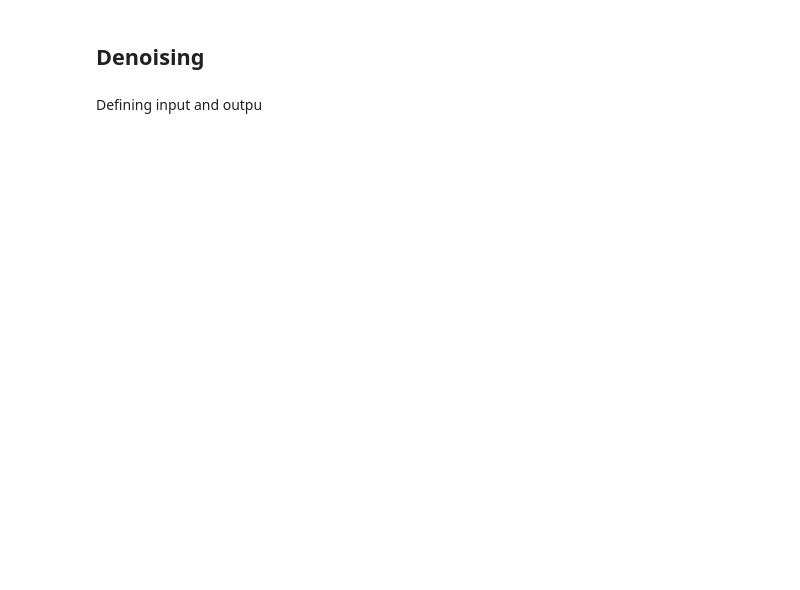
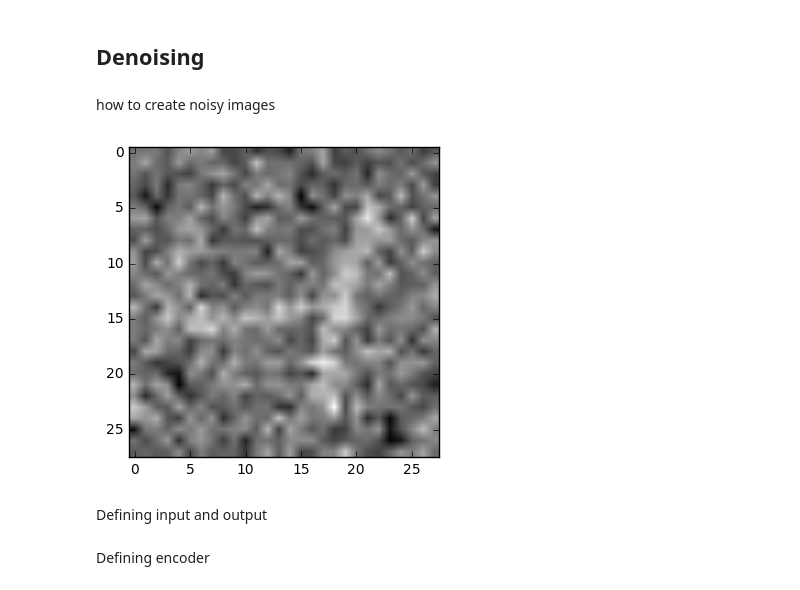
Before and after one commit to afcarl/deep-learning-practice, a Jupyter notebook: autoencoder/convolutional_autoencoder.ipynb, the cells around one changed output. Saved outputs shown, nothing was run; the diff lists cells and outputs as text; code cells hidden in the pictures; blank space fills up the shorter version.

```diff
--- a/autoencoder/convolutional_autoencoder.ipynb
+++ b/autoencoder/convolutional_autoencoder.ipynb
@@ -209,4 +213,16 @@ plt.show()
 # %% [markdown]
 ## Denoising
+# %% [markdown]
+how to create noisy images
+# %%
+img = mnist.train.images[2].reshape((28, 28))
+# generate random numbers shape of (28, 28)
+noisy_img = img + 0.5 * np.random.randn(*img.shape)
+# clip the image to be between 0 and 1
+noise_img = np.clip(noisy_img, 0., 1.)
+plt.imshow(noisy_img, cmap='Greys_r')
+plt.show()
+# %% [output]
+[figure, added]
 # %% [markdown]
-Defining input and outpu
+Defining input and output
@@ -214,0 +234,2 @@ x = tf.placeholder()
+# %% [markdown]
+Defining encoder
```
Also changed, not shown: parts of 13 cells of this notebook.
